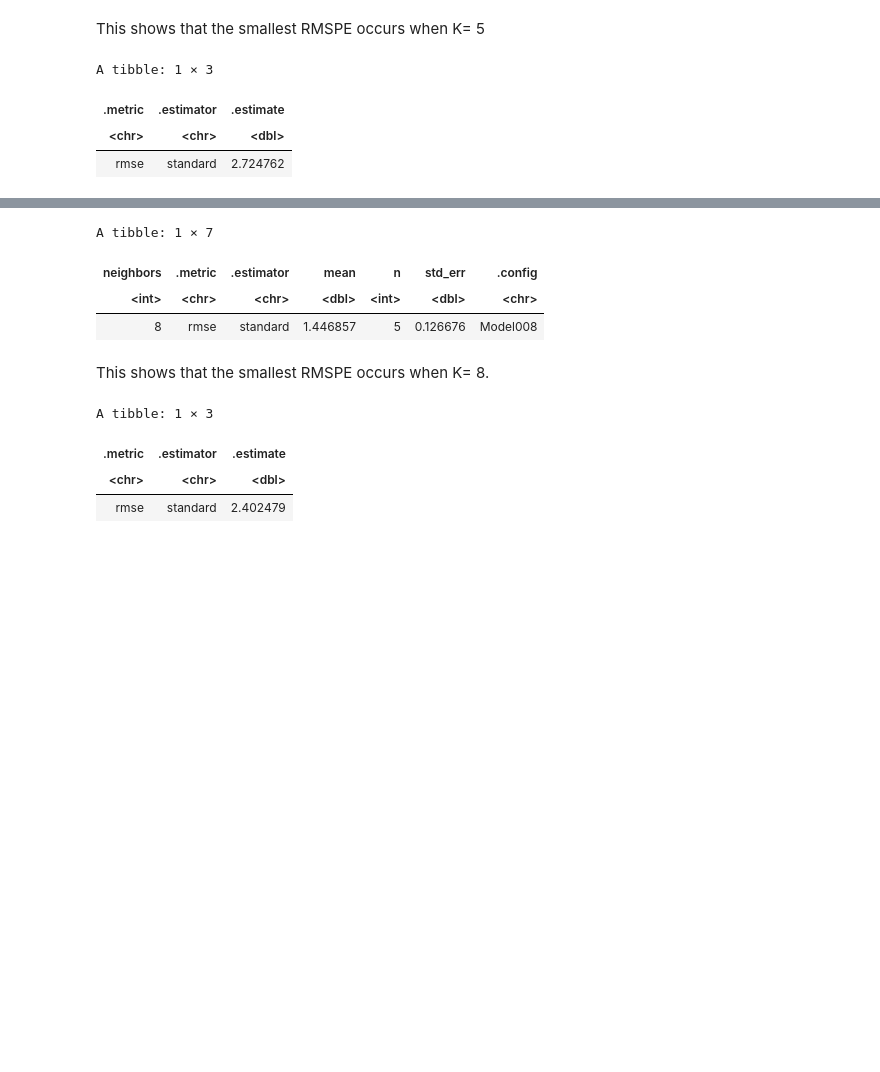
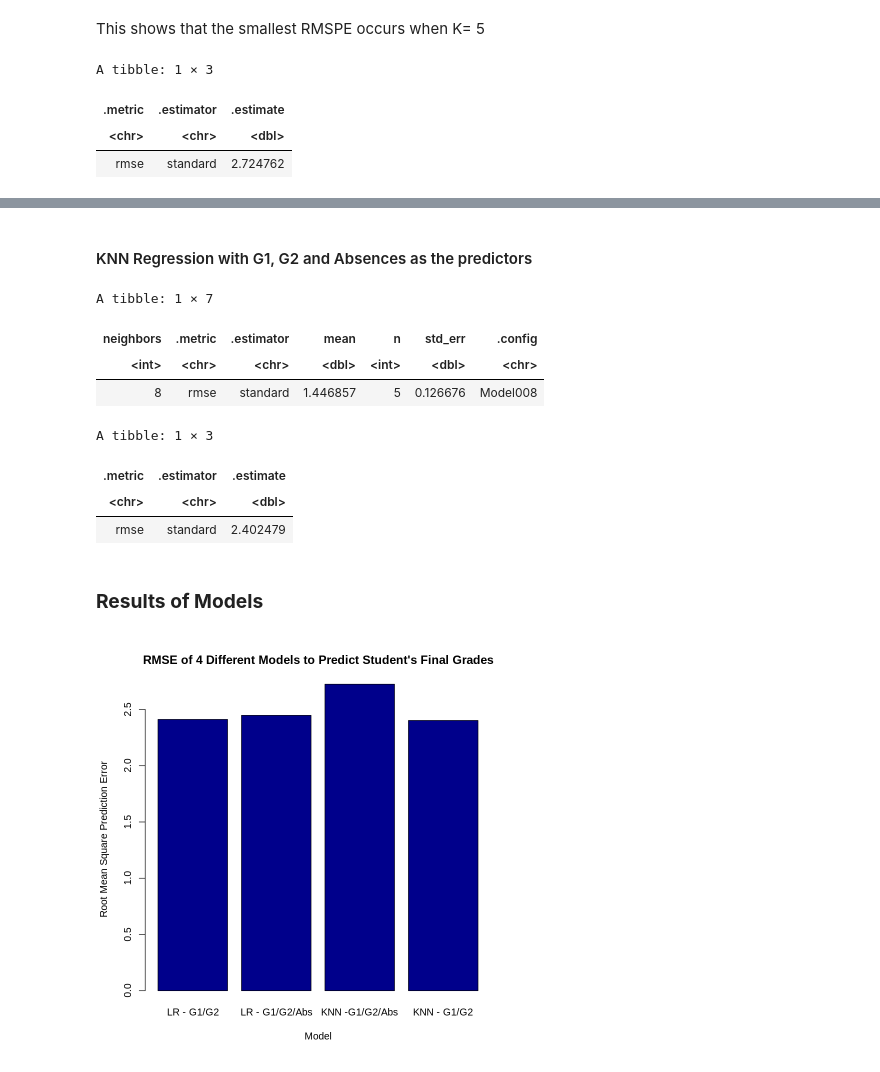
Before and after one commit to reubenjosephjohn/DSCI100_project, a Jupyter notebook: project_report_updated.ipynb, the cells around one changed output, grey strips where cells are left out. Saved outputs shown, nothing was run; the diff lists cells and outputs as text; code cells hidden in the pictures; blank space fills up the shorter version.

```diff
--- a/project_report_updated.ipynb
+++ b/project_report_updated.ipynb
@@ -429,7 +493,7 @@ set.seed(1)
 
 
 student_spec_2 <- nearest_neighbor(weight_func = "rectangular",
-                              neighbors = student_k) %>%
+                              neighbors = student_k_2) %>%
   set_engine("kknn") %>%
   set_mode("regression")
 
@@ -442,7 +506,7 @@ knn_mult_preds <- knn_mult_fit %>%
   predict(student_test) %>%
   bind_cols(student_test)
 
-knn_mult_mets <- metrics(knn_mult_preds, truth = G3, estimate = .pred) %>%
+knn_mult_mets <- metrics(knn_mult_preds_2, truth = G3, estimate = .pred) %>%
                      filter(.metric == 'rmse')
 knn_mult_mets
 # %% [output]
@@ -464,3 +517,5 @@ plot_absences
+# %% [markdown]
+#### KNN Regression with G1, G2 and Absences as the predictors
 # %%
 set.seed(1)
 
@@ -469,18 +524,19 @@ student_recipe_3 <- recipe(G3 ~ G1 + G2 + absences, data = student_train) %>%
   step_scale(all_predictors()) %>%
   step_center(all_predictors())
 
-student_spec_3 <- nearest_neighbor(weight_func = "rectangular", neighbors = tune()) %>%
+student_spec_3 <- nearest_neighbor(weight_func = "rectangular",
+                              neighbors = tune()) %>%
   set_engine("kknn") %>%
   set_mode("regression")
 
-gridvals_3 <- tibble(neighbors = seq(1, 200))
+gridvals <- tibble(neighbors = seq(1, 200))
 
 student_vfold_3 <- vfold_cv(student_train, v = 5, strata = G3)
 
 student_multi_3 <- workflow() %>%
   add_recipe(student_recipe_3) %>%
   add_model(student_spec_3) %>%
-  tune_grid(student_vfold_3, grid = gridvals_3) %>%
+  tune_grid(student_vfold_3, grid = gridvals) %>%
   collect_metrics() %>%
   filter(.metric == "rmse") %>%
   filter(mean == min(mean))
@@ -494,30 +550,46 @@ A tibble: 1 × 7
 | neighbors | .metric | .estimator | mean | n | std_err | .config |
 | <int> | <chr> | <chr> | <dbl> | <int> | <dbl> | <chr> |
 | 8 | rmse | standard | 1.446857 | 5 | 0.126676 | Model008 |
-# %% [markdown]
-This shows that the smallest RMSPE occurs when K= 8.
 # %%
 set.seed(1)
 
 
-student_spec_4 <- nearest_neighbor(weight_func = "rectangular", neighbors = student_k_3) %>%
+student_spec_3 <- nearest_neighbor(weight_func = "rectangular",
+                              neighbors = student_k_3) %>%
   set_engine("kknn") %>%
   set_mode("regression")
 
-knn_mult_fit_4 <- workflow() %>%
+knn_mult_fit_3 <- workflow() %>%
   add_recipe(student_recipe_3) %>%
-  add_model(student_spec_4) %>%
+  add_model(student_spec_3) %>%
   fit(data = student_train)
 
-knn_mult_preds_4 <- knn_mult_fit_4 %>%
+knn_mult_preds_3 <- knn_mult_fit_3 %>%
   predict(student_test) %>%
   bind_cols(student_test)
 
-knn_mult_mets_4 <- metrics(knn_mult_preds_4, truth = G3, estimate = .pred) %>%
+knn_mult_mets_3 <- metrics(knn_mult_preds_3, truth = G3, estimate = .pred) %>%
                      filter(.metric == 'rmse')
-knn_mult_mets_4
+knn_mult_mets_3
 # %% [output]
 A tibble: 1 × 3
 | .metric | .estimator | .estimate |
 | <chr> | <chr> | <dbl> |
 | rmse | standard | 2.402479 |
+# %% [markdown]
+### **Results of Models**
+# %%
+knn_mult_mets_rmse <- pull(knn_mult_mets, .estimate)
+knn_mult_mets_3_rmse <- pull(knn_mult_mets_3, .estimate)
+
+model_results <- c(lm_rmspe, lm_rmspe_1, knn_mult_mets_rmse, knn_mult_mets_3_rmse)
+
+barplot(model_results,
+       main = "RMSE of 4 Different Models to Predict Student's Final Grades",
+       xlab = "Model",
+        ylab = "Root Mean Square Prediction Error",
+       names.arg = c("LR - G1/G2", "LR - G1/G2/Abs", "KNN -G1/G2/Abs", "KNN - G1/G2"),
+        col = "darkblue"
+)
+# %% [output]
+[figure, added]
```
Also changed, not shown: parts of 42 cells of this notebook.
